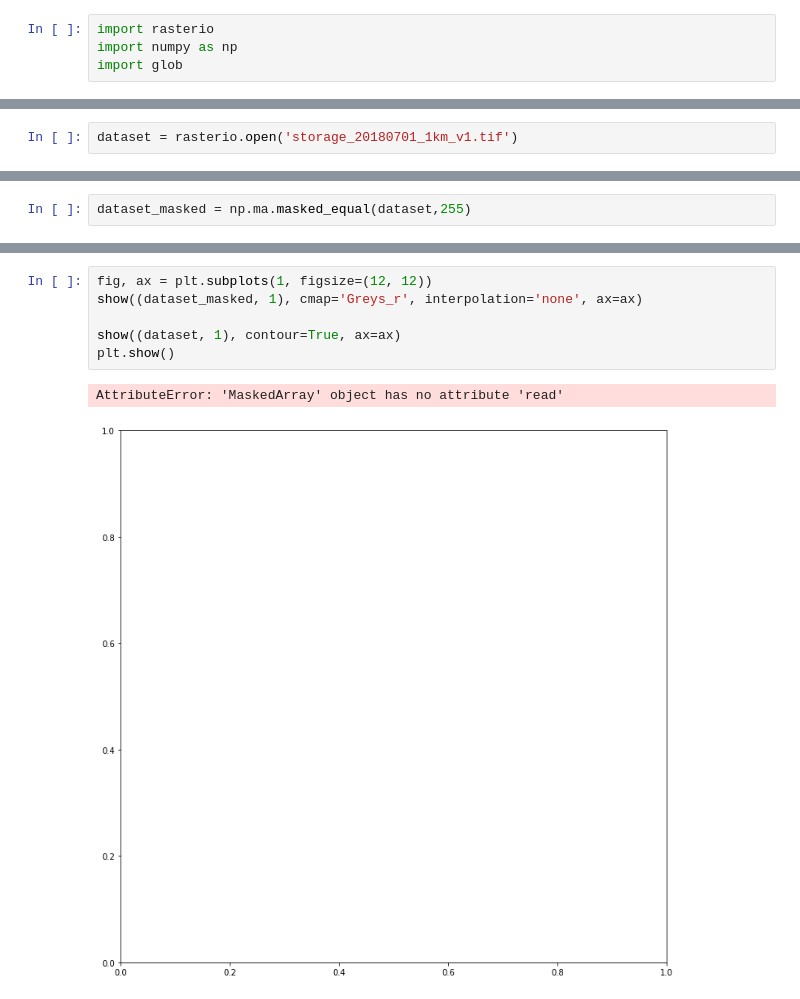
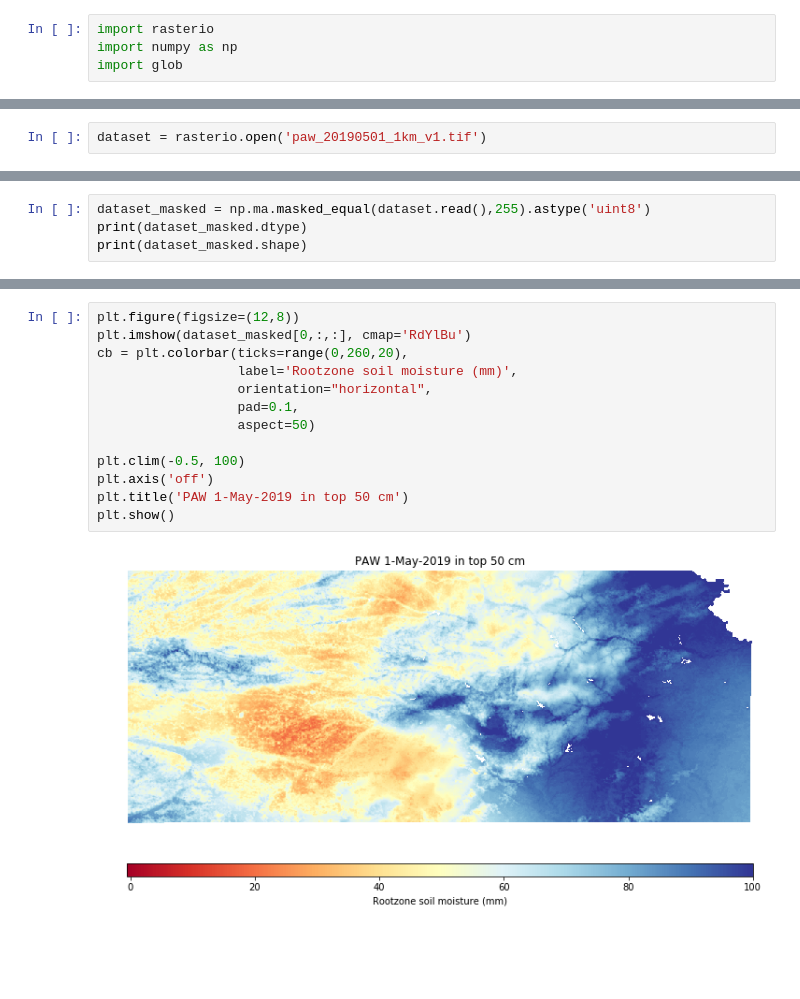
Before and after one commit to andres-patrignani/pynotes, a Jupyter notebook: notebooks/mapping.ipynb, the cells around one changed output, grey strips where cells are left out. Cells and saved outputs as stored; diff of their text form; blank space fills up the shorter version.

```diff
--- a/notebooks/mapping.ipynb
+++ b/notebooks/mapping.ipynb
@@ -38,2 +39,2 @@ glob.os.chdir(root + 'Datasets/')
 # %%
-dataset = rasterio.open('storage_20180701_1km_v1.tif')
+dataset = rasterio.open('paw_20190501_1km_v1.tif')
@@ -50,2 +75,4 @@ BoundingBox(left=-102.05833329251, bottom=36.99166665187, right=-94.5833332955,
 # %%
-dataset_masked = np.ma.masked_equal(dataset,255)
+dataset_masked = np.ma.masked_equal(dataset.read(),255).astype('uint8')
+print(dataset_masked.dtype)
+print(dataset_masked.shape)
@@ -65,9 +82,15 @@ TypeError: Image data cannot be converted to float
-# %%
-fig, ax = plt.subplots(1, figsize=(12, 12))
-show((dataset_masked, 1), cmap='Greys_r', interpolation='none', ax=ax)
-
-show((dataset, 1), contour=True, ax=ax)
-plt.show()
-# %% [output]
-AttributeError: 'MaskedArray' object has no attribute 'read'
-[figure, removed]
+# %%
+plt.figure(figsize=(12,8))
+plt.imshow(dataset_masked[0,:,:], cmap='RdYlBu')
+cb = plt.colorbar(ticks=range(0,260,20),
+                  label='Rootzone soil moisture (mm)',
+                  orientation="horizontal",
+                  pad=0.1,
+                  aspect=50)
+
+plt.clim(-0.5, 100)
+plt.axis('off')
+plt.title('PAW 1-May-2019 in top 50 cm')
+plt.show()
+# %% [output]
+[figure, added]
```
Also changed, not shown: parts of 14 cells of this notebook, 14 other files.
